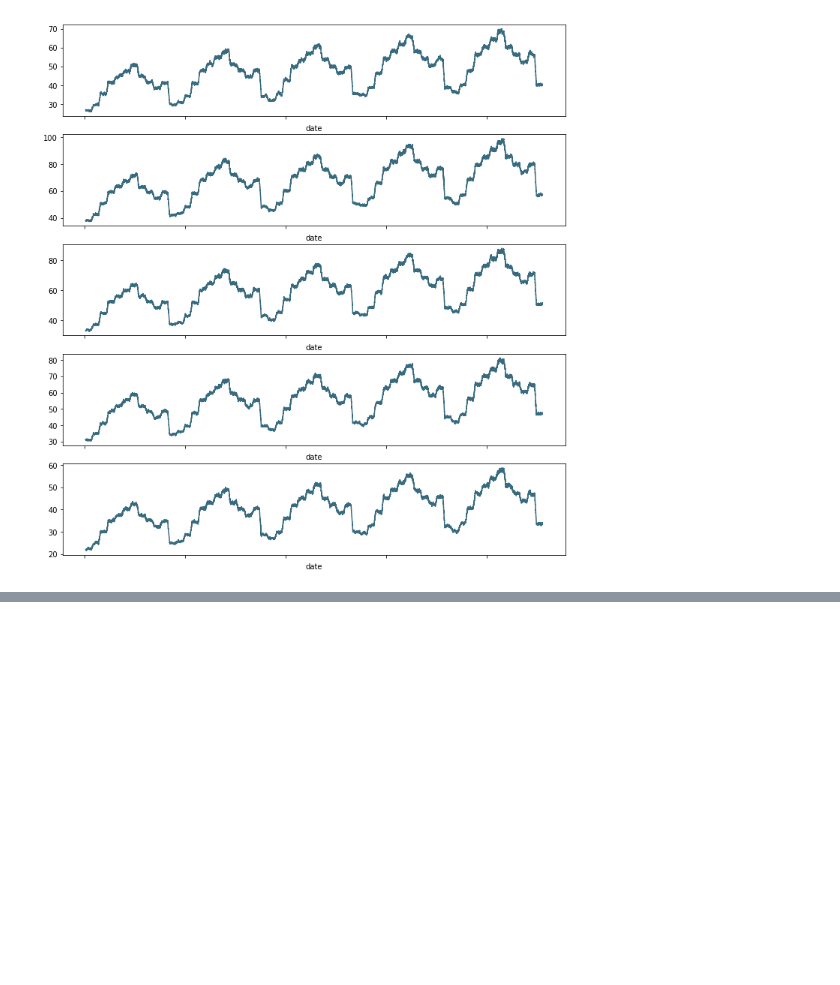
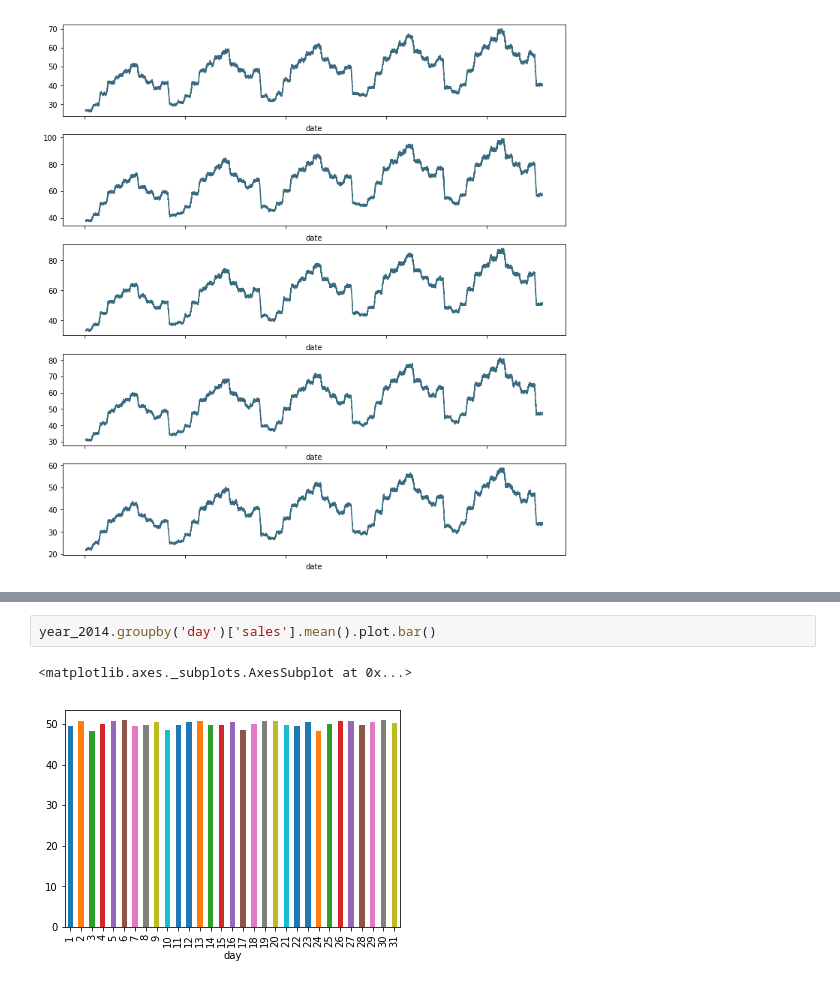
Before and after one commit to SwatiModi/store-item-demand-forecasting, a Jupyter notebook: explore_and_predict.ipynb, the cells around one changed output, grey strips where cells are left out. Drawn from its saved outputs; the diff is of its cells as text; blank space fills up the shorter version.

```diff
--- a/explore_and_predict.ipynb
+++ b/explore_and_predict.ipynb
@@ -98,0 +149,5 @@ decomposition_a.trend.plot(color = c, ax = ax5)
+# %%
+year_2014.groupby('day')['sales'].mean().plot.bar()
+# %% [output]
+<matplotlib.axes._subplots.AxesSubplot at 0x...>
+[figure, added]
```
Also changed, not shown: parts of 21 cells of this notebook.
